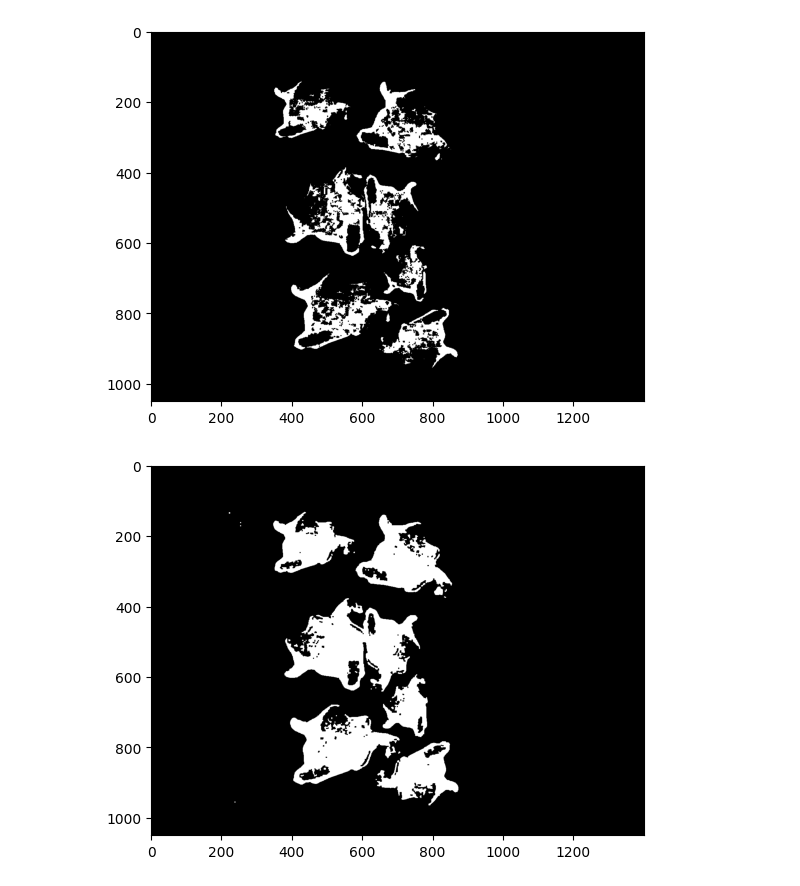
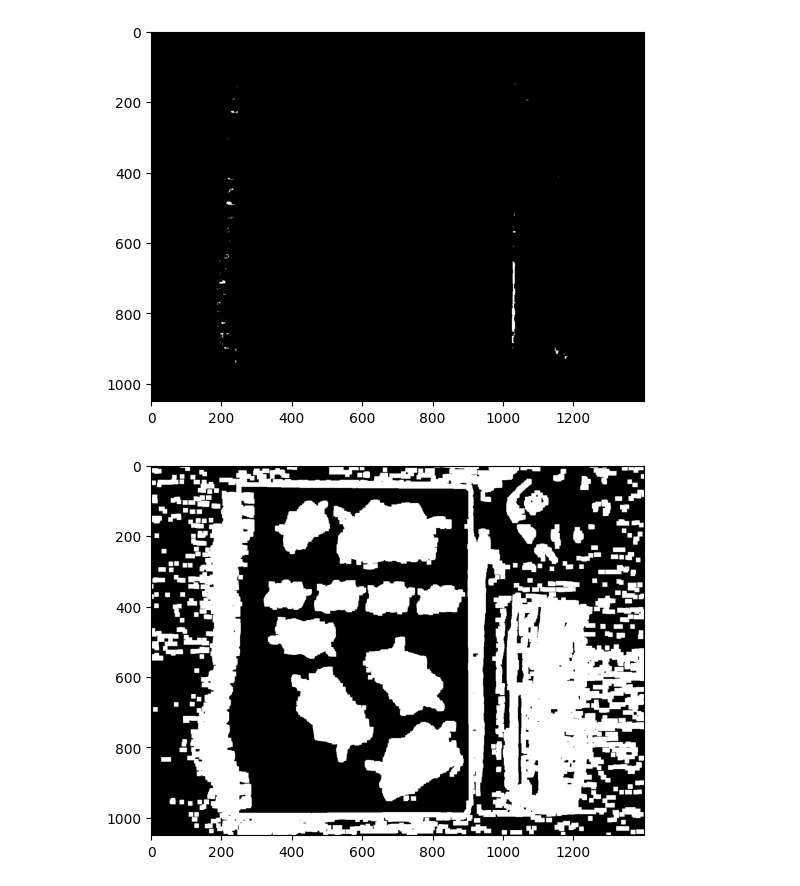
Before and after one commit to coma007/ditto-counter, a Jupyter notebook: SC23-G1-SV-18-2020.ipynb, the cells around one changed output. Drawn from its saved outputs; the diff is of its cells as text; code cells hidden in the pictures.

```diff
--- a/SC23-G1-SV-18-2020.ipynb
+++ b/SC23-G1-SV-18-2020.ipynb
@@ -69,7 +69,7 @@ def label2rgb(markers):
 path = "pictures/"
 image_paths = read_all_images(path)
 # %%
-path = image_paths[9]
+path = image_paths[7]
 image = load_image(path)
 display_image(image)
 # %% [output]
@@ -82,6 +82,6 @@ display_image(hsv_image)
 # %%
-lower_purple = np.array([150, 50, 50])  # Adjust these values to match the specific shade of purple you want to detect
-upper_purple = np.array([180, 255, 255])
+lower_purple = np.array([100, 20, 30])  # Adjust these values to match the specific shade of purple you want to detect
+upper_purple = np.array([180, 120, 220])
 # %%
 purple_mask = cv2.inRange(hsv_image, lower_purple, upper_purple)
 purple_extracted = cv2.bitwise_and(image, image, mask=purple_mask)
@@ -117,4 +117,4 @@ display_image(closing)
 # %%
-dilation = cv2.morphologyEx(image_bin, cv2.MORPH_DILATE, kernel, iterations = 2) # dilacija
+dilation = cv2.morphologyEx(image_bin, cv2.MORPH_DILATE, kernel, iterations = 3) # dilacija
 display_image(dilation)
 # %% [output]
@@ -122,11 +122,11 @@ display_image(dilation)
 # %%
-erosion = cv2.morphologyEx(image_bin, cv2.MORPH_ERODE, kernel, iterations = 1) # erozija
+erosion = cv2.morphologyEx(image_bin, cv2.MORPH_ERODE, kernel, iterations = 3) # erozija
 display_image(erosion)
 # %% [output]
-[figure, old version]
+[figure, new version]
 # %%
-sure_bg = cv2.dilate(closing, kernel, iterations=1)
+sure_bg = cv2.dilate(dilation, kernel, iterations=3)
 display_image(sure_bg)
 # %% [output]
-[figure, old version]
+[figure, new version]
 # %%
```
Also changed, not shown: parts of 14 cells of this notebook, 1 other file.
